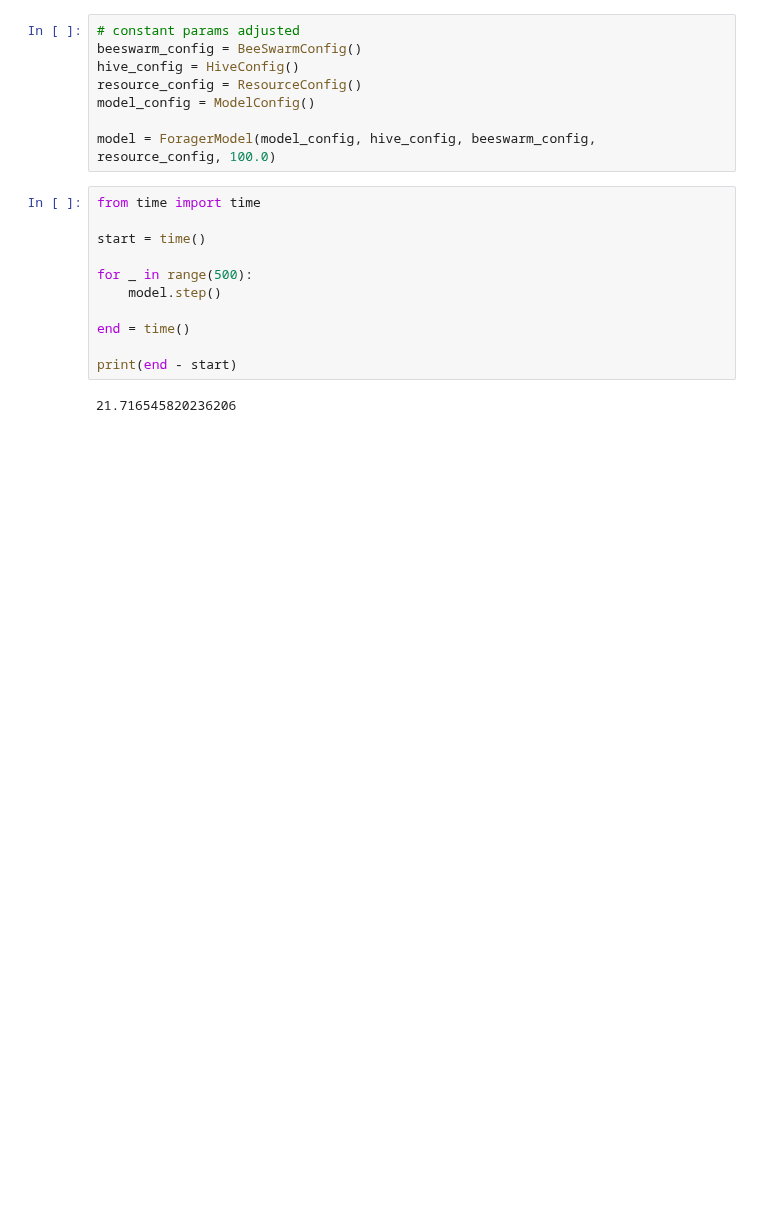
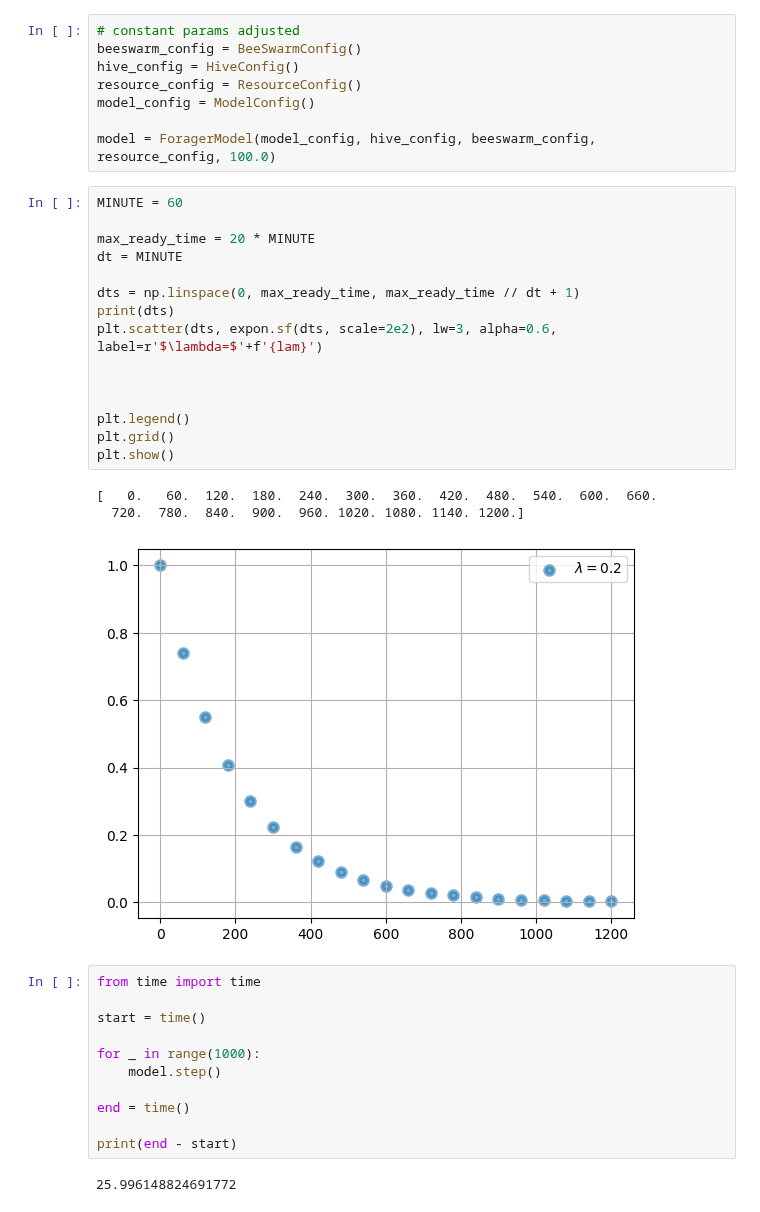
Before and after one commit to jonas4climate/honeybee-colony-abm, a Jupyter notebook: test_notebook.ipynb, the cells around one changed output. Cells and saved outputs as stored; diff of their text form; blank space fills up the shorter version.

```diff
--- a/test_notebook.ipynb
+++ b/test_notebook.ipynb
@@ -105,16 +106,35 @@ resource_config = ResourceConfig()
 model_config = ModelConfig()
 
 model = ForagerModel(model_config, hive_config, beeswarm_config, resource_config, 100.0)
+# %%
+MINUTE = 60
+
+max_ready_time = 20 * MINUTE
+dt = MINUTE
+
+dts = np.linspace(0, max_ready_time, max_ready_time // dt + 1)
+print(dts)
+plt.scatter(dts, expon.sf(dts, scale=2e2), lw=3, alpha=0.6, label=r'$\lambda=$'+f'{lam}')
+
+
+
+plt.legend()
+plt.grid()
+plt.show()
+# %% [output]
+[   0.   60.  120.  180.  240.  300.  360.  420.  480.  540.  600.  660.
+  720.  780.  840.  900.  960. 1020. 1080. 1140. 1200.]
+[figure, added]
 # %%
 from time import time
 
 start = time()
 
-for _ in range(500):
+for _ in range(1000):
     model.step()
 
 end = time()
 
 print(end - start)
 # %% [output]
-21.716545820236206
+25.996148824691772
```
Also changed, not shown: parts of 3 cells of this notebook, 3 other files.
